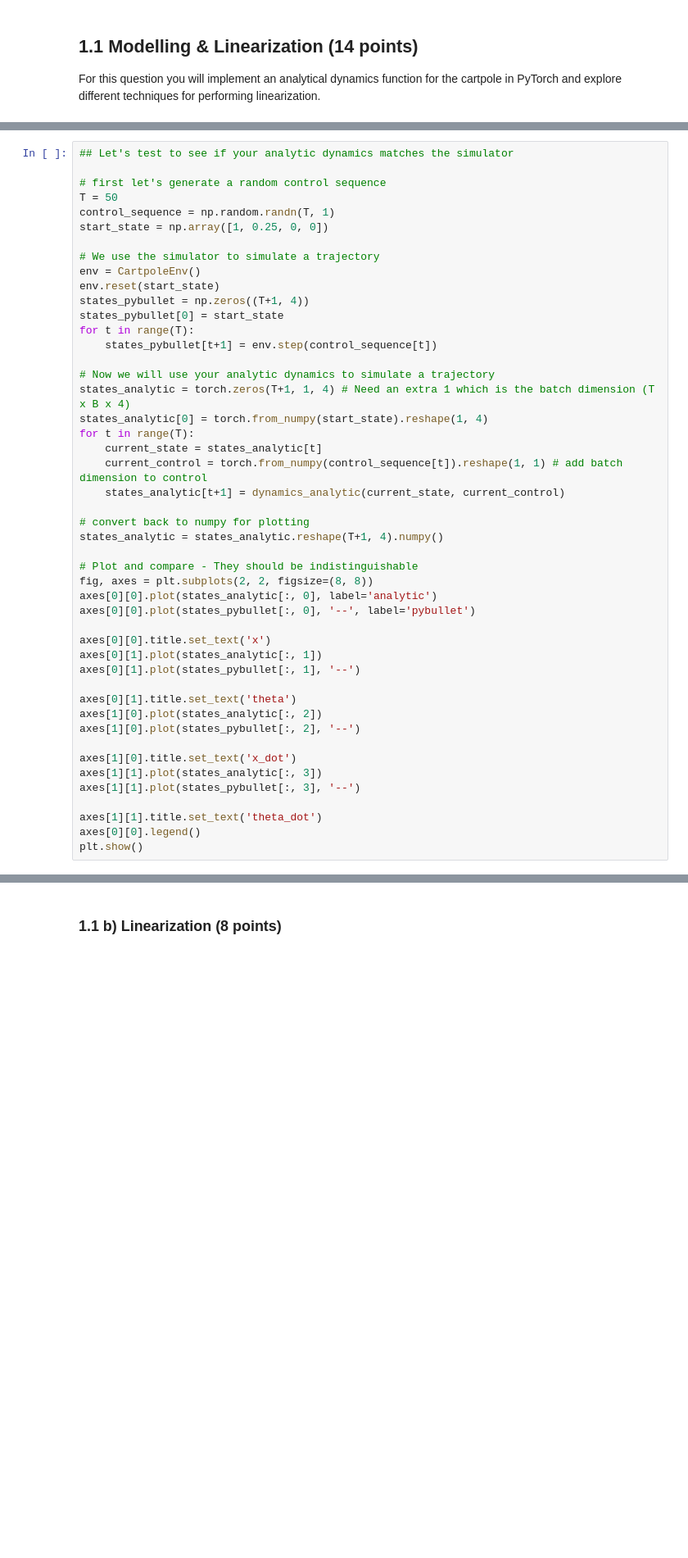
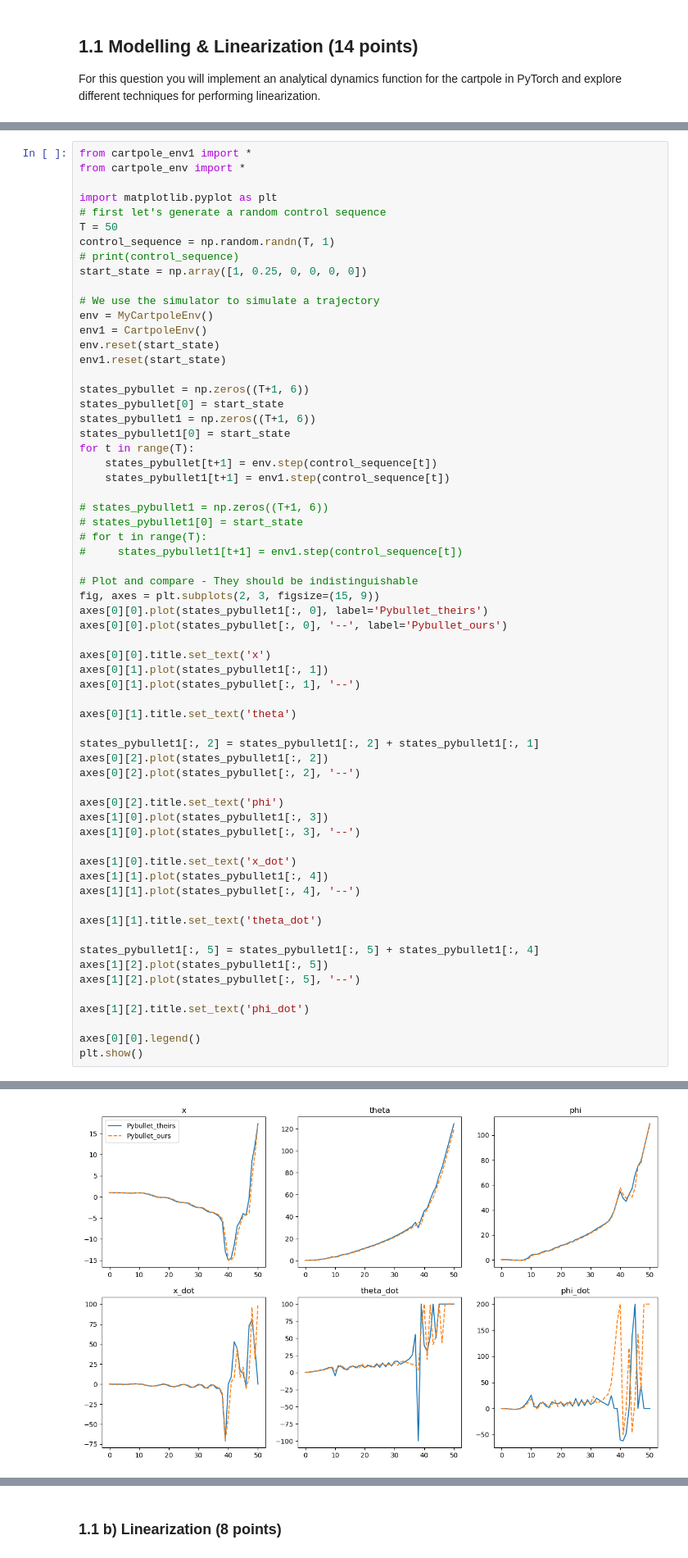
Before and after one commit to Cloudflipper/498fproj, a Jupyter notebook: ROB498_hw2.ipynb, the cells around one changed output, grey strips where cells are left out. Shown at 82% size. Cells and saved outputs as stored; diff of their text form; blank space fills up the shorter version.

```diff
--- a/ROB498_hw2.ipynb
+++ b/ROB498_hw2.ipynb
@@ -178,47 +249,64 @@ We will be checking the correctness of your dynamics implementation across diffe
 # %%
-## Let's test to see if your analytic dynamics matches the simulator
+from cartpole_env1 import *
+from cartpole_env import *
 
+import matplotlib.pyplot as plt
 # first let's generate a random control sequence
 T = 50
 control_sequence = np.random.randn(T, 1)
-start_state = np.array([1, 0.25, 0, 0])
+# print(control_sequence)
+start_state = np.array([1, 0.25, 0, 0, 0, 0])
 
 # We use the simulator to simulate a trajectory
-env = CartpoleEnv()
+env = MyCartpoleEnv()
+env1 = CartpoleEnv()
 env.reset(start_state)
-states_pybullet = np.zeros((T+1, 4))
+env1.reset(start_state)
+
+states_pybullet = np.zeros((T+1, 6))
 states_pybullet[0] = start_state
+states_pybullet1 = np.zeros((T+1, 6))
+states_pybullet1[0] = start_state
 for t in range(T):
     states_pybullet[t+1] = env.step(control_sequence[t])
+    states_pybullet1[t+1] = env1.step(control_sequence[t])
 
-# Now we will use your analytic dynamics to simulate a trajectory
-states_analytic = torch.zeros(T+1, 1, 4) # Need an extra 1 which is the batch dimension (T x B x 4)
-states_analytic[0] = torch.from_numpy(start_state).reshape(1, 4)
-for t in range(T):
-    current_state = states_analytic[t]
-    current_control = torch.from_numpy(control_sequence[t]).reshape(1, 1) # add batch dimension to control
-    states_analytic[t+1] = dynamics_analytic(current_state, current_control)
-
-# convert back to numpy for plotting
-states_analytic = states_analytic.reshape(T+1, 4).numpy()
+# states_pybullet1 = np.zeros((T+1, 6))
+# states_pybullet1[0] = start_state
+# for t in range(T):
+#     states_pybullet1[t+1] = env1.step(control_sequence[t])
 
 # Plot and compare - They should be indistinguishable
-fig, axes = plt.subplots(2, 2, figsize=(8, 8))
-axes[0][0].plot(states_analytic[:, 0], label='analytic')
-axes[0][0].plot(states_pybullet[:, 0], '--', label='pybullet')
+fig, axes = plt.subplots(2, 3, figsize=(15, 9))
+axes[0][0].plot(states_pybullet1[:, 0], label='Pybullet_theirs')
+axes[0][0].plot(states_pybullet[:, 0], '--', label='Pybullet_ours')
 
 axes[0][0].title.set_text('x')
-axes[0][1].plot(states_analytic[:, 1])
+axes[0][1].plot(states_pybullet1[:, 1])
 axes[0][1].plot(states_pybullet[:, 1], '--')
 
 axes[0][1].title.set_text('theta')
-axes[1][0].plot(states_analytic[:, 2])
-axes[1][0].plot(states_pybullet[:, 2], '--')
+
+states_pybullet1[:, 2] = states_pybullet1[:, 2] + states_pybullet1[:, 1]
+axes[0][2].plot(states_pybullet1[:, 2])
+axes[0][2].plot(states_pybullet[:, 2], '--')
+
+axes[0][2].title.set_text('phi')
+axes[1][0].plot(states_pybullet1[:, 3])
+axes[1][0].plot(states_pybullet[:, 3], '--')
 
 axes[1][0].title.set_text('x_dot')
-axes[1][1].plot(states_analytic[:, 3])
-axes[1][1].plot(states_pybullet[:, 3], '--')
+axes[1][1].plot(states_pybullet1[:, 4])
+axes[1][1].plot(states_pybullet[:, 4], '--')
 
 axes[1][1].title.set_text('theta_dot')
+
+states_pybullet1[:, 5] = states_pybullet1[:, 5] + states_pybullet1[:, 4]
+axes[1][2].plot(states_pybullet1[:, 5])
+axes[1][2].plot(states_pybullet[:, 5], '--')
+
+axes[1][2].title.set_text('phi_dot')
+
 axes[0][0].legend()
 plt.show()
+# %% [output]
@@ -225,3 +318,4 @@ plt.show()
+[figure, added]
 # %%
 # Now let's test to see if your batching works as expected
 
```
Also changed, not shown: parts of 4 cells of this notebook, 4 other files.
